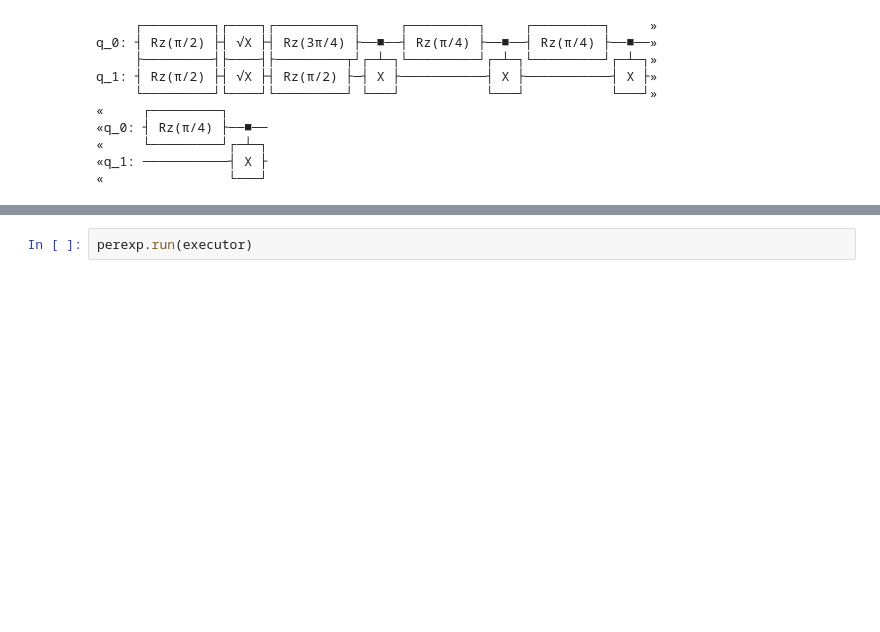
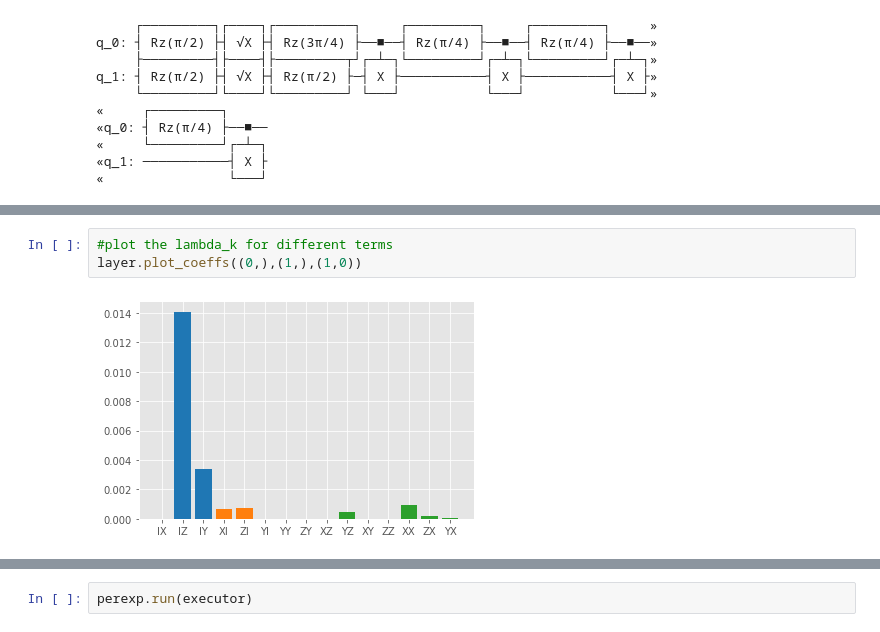
Before and after one commit to benmcdonough20/AutomatedPERTools, a Jupyter notebook: tutorial_notebooks/pauli_lindblad_per/ProcedureOverview.ipynb, the cells around one changed output, grey strips where cells are left out. Saved outputs shown, nothing was run; the diff lists cells and outputs as text; blank space fills up the shorter version.

```diff
--- a/tutorial_notebooks/pauli_lindblad_per/ProcedureOverview.ipynb
+++ b/tutorial_notebooks/pauli_lindblad_per/ProcedureOverview.ipynb
@@ -91,0 +265,5 @@ noisedataframe = experiment.analyze()
+# %%
+#plot the lambda_k for different terms
+layer.plot_coeffs((0,),(1,),(1,0))
+# %% [output]
+[figure, added]
```
Also changed, not shown: parts of 56 cells of this notebook, 57 other files.
